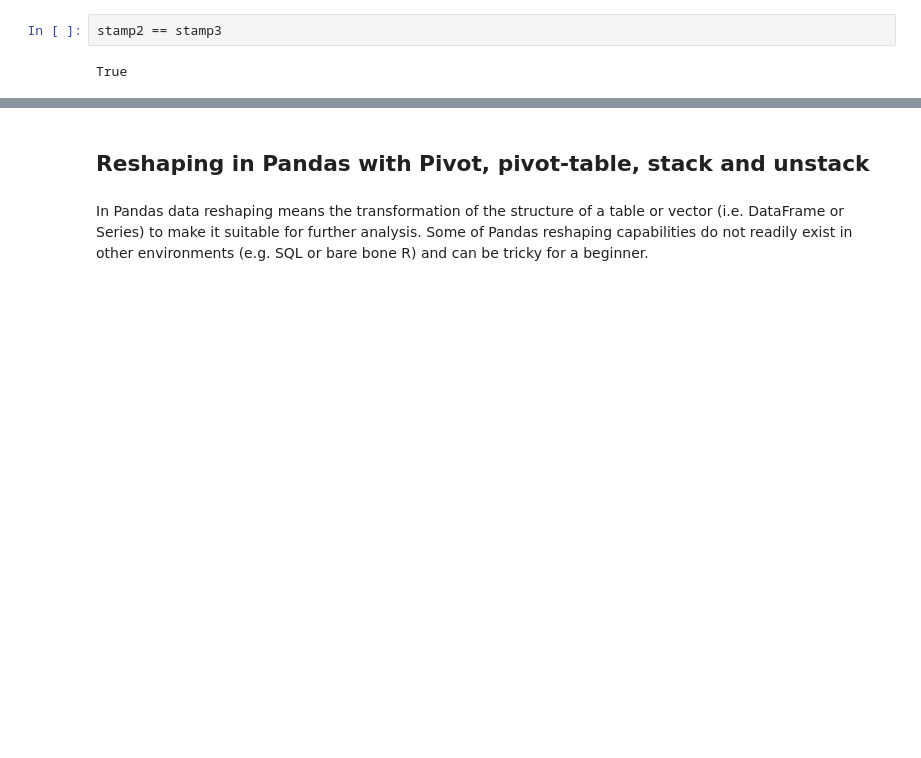
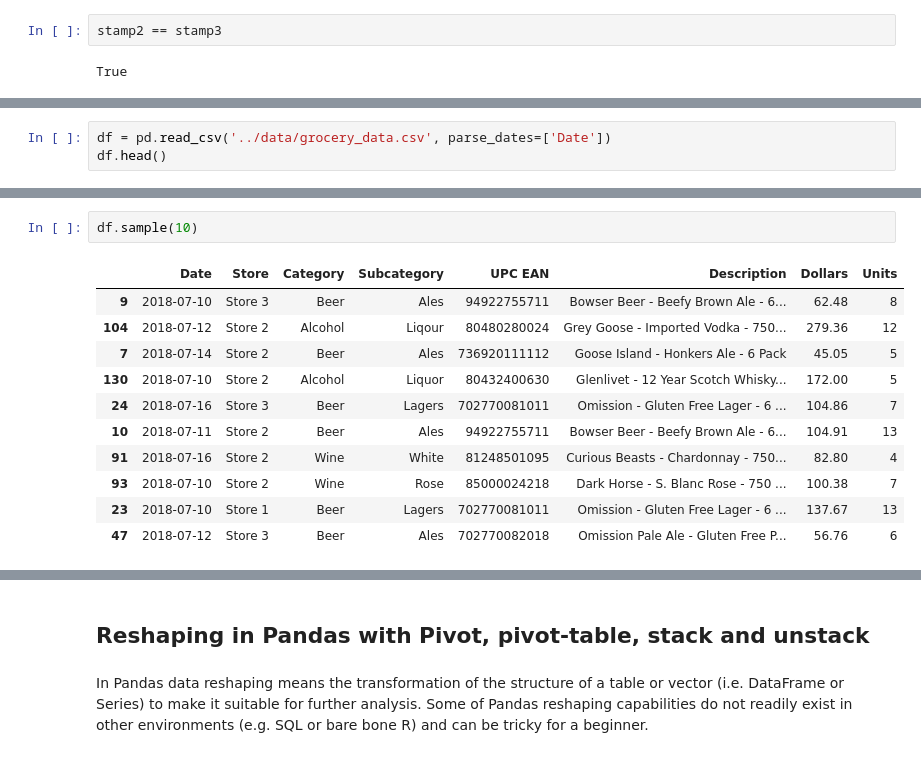
Before and after one commit to redmage123/pandas-timeseries, a Jupyter notebook: docs/pandas-timeseries.ipynb, the cells around one changed output, grey strips where cells are left out. Drawn from its saved outputs; the diff is of its cells as text; blank space fills up the shorter version.

```diff
--- a/docs/pandas-timeseries.ipynb
+++ b/docs/pandas-timeseries.ipynb
@@ -2989,0 +1309,3 @@ True
+# %%
+df = pd.read_csv('../data/grocery_data.csv', parse_dates=['Date'])
+df.head()
@@ -2989,0 +1319,14 @@ True
+# %%
+df.sample(10)
+# %% [output]
+|  | Date | Store | Category | Subcategory | UPC EAN | Description | Dollars | Units |
+| 9 | 2018-07-10 | Store 3 | Beer | Ales | 94922755711 | Bowser Beer - Beefy Brown Ale - 6... | 62.48 | 8 |
+| 104 | 2018-07-12 | Store 2 | Alcohol | Liqour | 80480280024 | Grey Goose - Imported Vodka - 750... | 279.36 | 12 |
+| 7 | 2018-07-14 | Store 2 | Beer | Ales | 736920111112 | Goose Island - Honkers Ale - 6 Pack | 45.05 | 5 |
+| 130 | 2018-07-10 | Store 2 | Alcohol | Liquor | 80432400630 | Glenlivet - 12 Year Scotch Whisky... | 172.00 | 5 |
+| 24 | 2018-07-16 | Store 3 | Beer | Lagers | 702770081011 | Omission - Gluten Free Lager - 6 ... | 104.86 | 7 |
+| 10 | 2018-07-11 | Store 2 | Beer | Ales | 94922755711 | Bowser Beer - Beefy Brown Ale - 6... | 104.91 | 13 |
+| 91 | 2018-07-16 | Store 2 | Wine | White | 81248501095 | Curious Beasts - Chardonnay - 750... | 82.80 | 4 |
+| 93 | 2018-07-10 | Store 2 | Wine | Rose | 85000024218 | Dark Horse - S. Blanc Rose - 750 ... | 100.38 | 7 |
+| 23 | 2018-07-10 | Store 1 | Beer | Lagers | 702770081011 | Omission - Gluten Free Lager - 6 ... | 137.67 | 13 |
+| 47 | 2018-07-12 | Store 3 | Beer | Ales | 702770082018 | Omission Pale Ale - Gluten Free P... | 56.76 | 6 |
```
Also changed, not shown: parts of 56 cells of this notebook, 2 other files.
